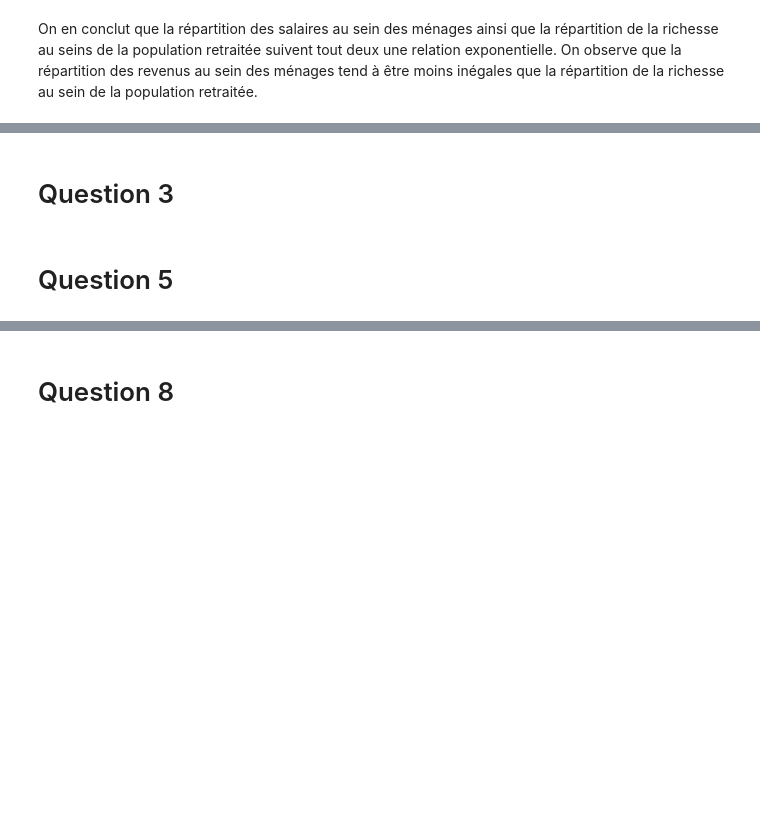
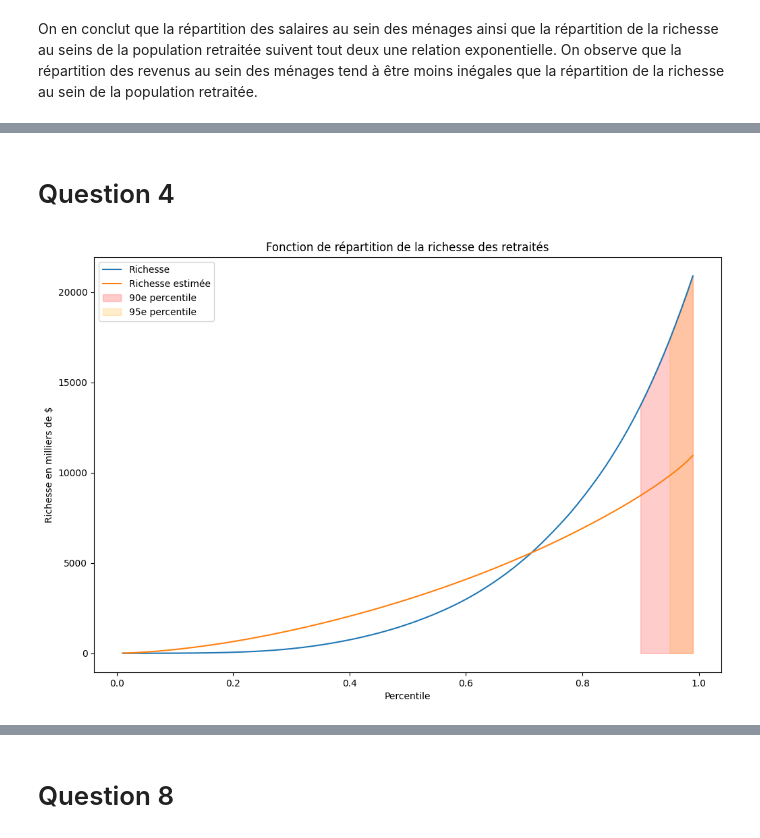
Before and after one commit to felixpoirier1/Devoir2, a Jupyter notebook: devoir.ipynb, the cells around one changed output, grey strips where cells are left out. Saved outputs shown, nothing was run; the diff lists cells and outputs as text; code cells hidden in the pictures; blank space fills up the shorter version.

```diff
--- a/devoir.ipynb
+++ b/devoir.ipynb
@@ -84,2 +96,10 @@ On en conclut que la répartition des salaires au sein des ménages ainsi que la
+# %%
+def u(y, s, discount=0.99, periods=35, ear=0.03):
+    per_rate = (1+ear)**(periods) - 1
+    return np.log(y-s) + (discount ** periods)*np.log(s(1+per_rate))
+
+def w(y, discount=0.99, periods=35, ear=0.03):
+    per_rate = (1+ear)**(periods) - 1
+    return ((y*discount**(periods))/(1+ discount ** periods)) * (1+per_rate)
 # %% [markdown]
-# Question 3
+# Question 4
@@ -90,2 +106,18 @@ def u(y, s, discount, periods, ear):
-# %% [markdown]
-# Question 5
+# %%
+df['wlth_est'] = df['inc'].apply(w)
+cum_wlth_est = np.array(df.wlth_est.cumsum())
+cum_app = np.append(cum, cum_wlth_est.reshape(-1,1), axis=-1)
+
+plt.figure(figsize=(12, 8))
+plt.plot(xax, cum_app[:,0], label="Richesse")
+plt.plot(xax, cum_app[:,2], label="Richesse estimée")
+plt.ylabel(r'Richesse en milliers de $')
+plt.xlabel(r'Percentile')
+plt.fill_between(xax,cum_app[:,0], where=(xax>=0.9), color="red", label="90e percentile", alpha=0.2)
+plt.fill_between(xax,cum_app[:,0], where=(xax>=0.95), color="orange", label="95e percentile", alpha=0.2)
+plt.legend()
+
+plt.title('Fonction de répartition de la richesse des retraités')
+plt.show()
+# %% [output]
+[figure, added]
```
Also changed, not shown: parts of 8 cells of this notebook.
